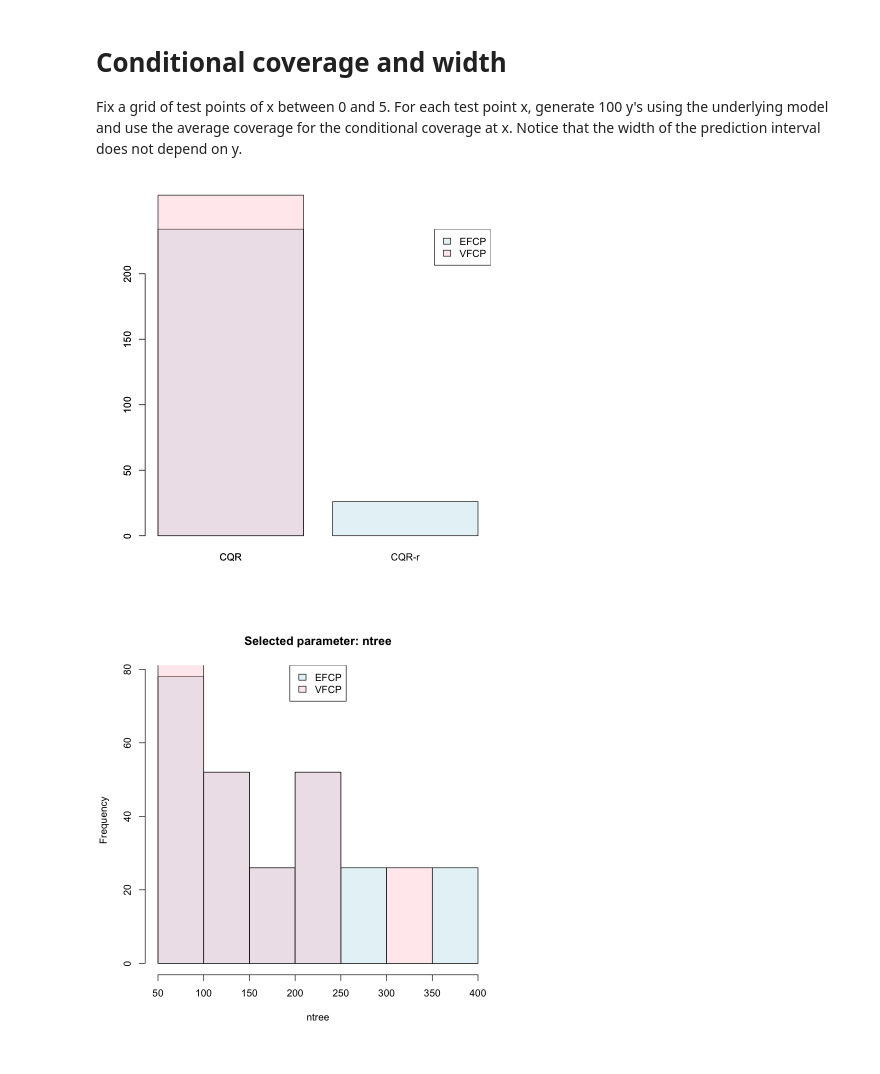
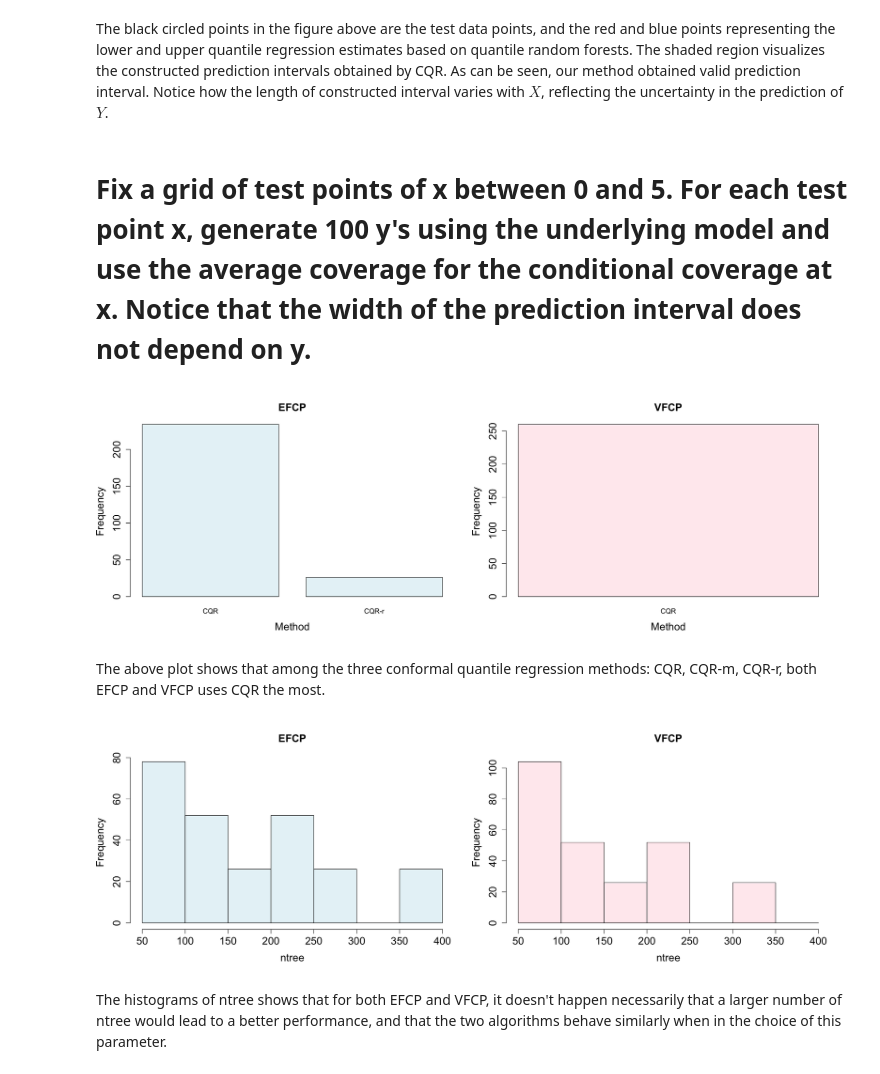
Before and after one commit to Elsa-Yang98/ConformalSmallest, a Jupyter notebook: R/EFCP-VFCP-CQR.ipynb, the cells around one changed output. Drawn from its saved outputs; the diff is of its cells as text; code cells hidden in the pictures.

Commit message:
Add files via upload
Add explanation for each notebook

```diff
--- a/R/EFCP-VFCP-CQR.ipynb
+++ b/R/EFCP-VFCP-CQR.ipynb
@@ -136,6 +131,7 @@ abline(h=0.9)
+# %% [markdown]
+The black circled points in the figure above are the test data points, and the red and blue points representing the lower and upper quantile regression estimates based on quantile random forests. The shaded region visualizes the constructed prediction intervals obtained by CQR. As can be seen, our method obtained valid prediction interval. Notice how the length of constructed interval varies with $X$, reflecting the uncertainty in the prediction of $Y $.
 # %% [markdown]
-# Conditional coverage and width
-Fix a grid of test points of x between 0 and 5. For each test point x, generate 100 y's using the underlying model and use the average coverage for the conditional coverage at x. Notice that the width of the prediction interval does not depend on y.
+# Fix a grid of test points of x between 0 and 5. For each test point x, generate 100 y's using the underlying model and use the average coverage for the conditional coverage at x. Notice that the width of the prediction interval does not depend on y.
 # %%
 n <- 400
 x_test = seq(0,5,by=0.2)
@@ -258,20 +257,22 @@ save(x_test, nset,nrep,width_mat, cov_mat, evaluations, width_efcp, sd_cov_efcp,
 # %%
 c1 <- rgb(173,216,230,max = 255, alpha = 80, names = "lt.blue")
 c2 <- rgb(255,192,203, max = 255, alpha = 80, names = "lt.pink")
 
-plot(factor(cqr_method_mat[evaluations[,4] == "valid",1]),col=c1)
-plot(factor(cqr_method_mat[evaluations[,4] == "efficient",1]),col=c2,add=TRUE)
-
-legend("topright", legend=c("EFCP", "VFCP"),
-       fill=c(c1, c2))
+par(mfrow=c(1,2))
+plot(factor(cqr_method_mat[evaluations[,4] == "valid",1]),col=c1, main="EFCP",cex.lab=1.5, cex.axis=1.5, cex.main=1.5, cex.sub=1.5,xlab="Method",ylab="Frequency")
+#legend("right", legend=c("EFCP", "VFCP"),fill=c(c1, c2))
+plot(factor(cqr_method_mat[evaluations[,4] == "efficient",1]),col=c2, main="VFCP",cex.lab=1.5, cex.axis=1.5, cex.main=1.5, cex.sub=1.5,xlab="Method",ylab="Frequency")
 # %% [output]
-[figure, old version]
+[figure, new version]
+# %% [markdown]
+The above plot shows that among the three conformal quantile regression methods: CQR, CQR-m, CQR-r, both EFCP and VFCP uses CQR the most.
 # %%
-hist(ntree_mat[evaluations[,4] == "efficient",1],col=c1,breaks=ntree_grid,main="Selected parameter: ntree",xlab="ntree")
-hist(ntree_mat[evaluations[,4] == "valid",1],col=c2,breaks=ntree_grid,add=TRUE)
-
-legend("top", legend=c("EFCP", "VFCP"),
-       fill=c(c1, c2))
+par(mfrow=c(1,2))
+hist(ntree_mat[evaluations[,4] == "efficient",1],col=c1,breaks=ntree_grid,main="EFCP",xlab="ntree",cex.lab=1.5, cex.axis=1.5, cex.main=1.5, cex.sub=1.5)
+hist(ntree_mat[evaluations[,4] == "valid",1],col=c2,breaks=ntree_grid,main="VFCP",xlab="ntree",cex.lab=1.5, cex.axis=1.5, cex.main=1.5, cex.sub=1.5)
+#legend("left", legend=c("EFCP", "VFCP"), fill=c(c1, c2))
 # %% [output]
-[figure, old version]
+[figure, new version]
+# %% [markdown]
+The histograms of ntree shows that for both EFCP and VFCP, it doesn't happen necessarily that a larger number of ntree would lead to a better performance, and that the two algorithms behave similarly when in the choice of this parameter.
 # %%
```
Also changed, not shown: parts of 12 cells of this notebook, 4 other files.
